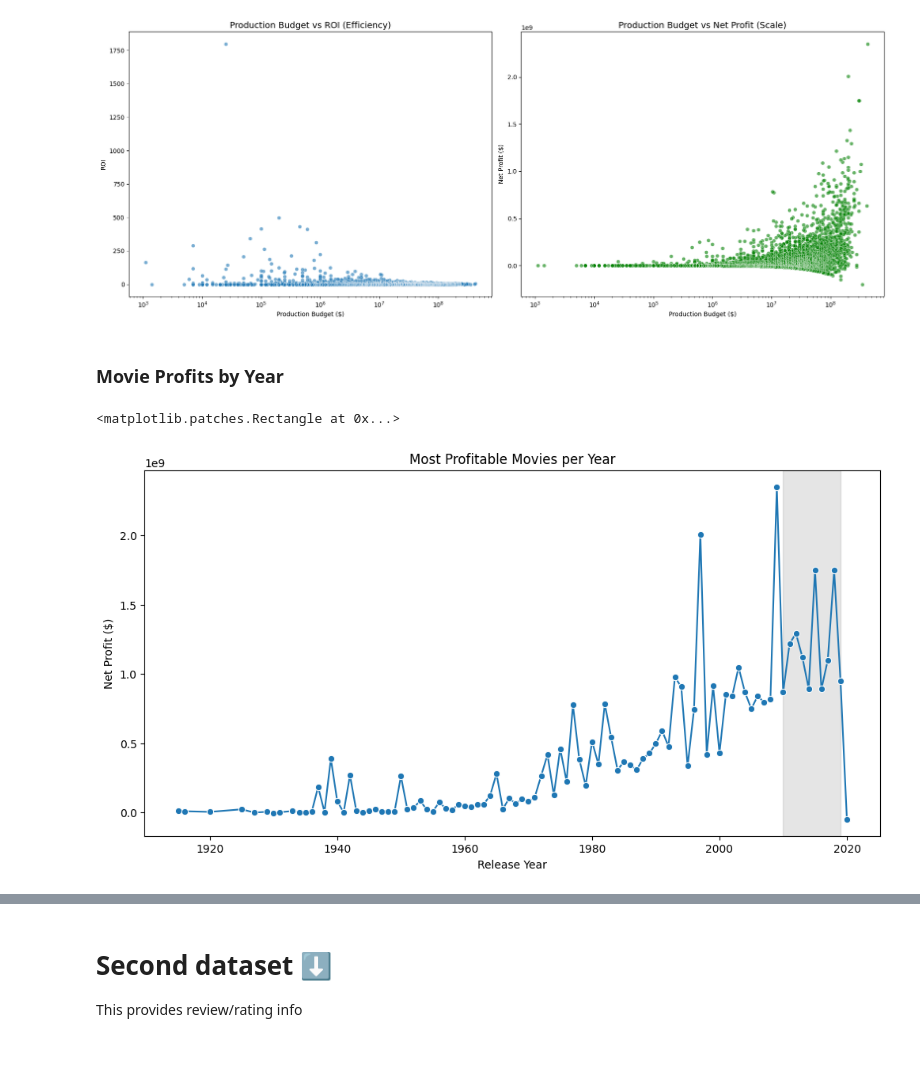
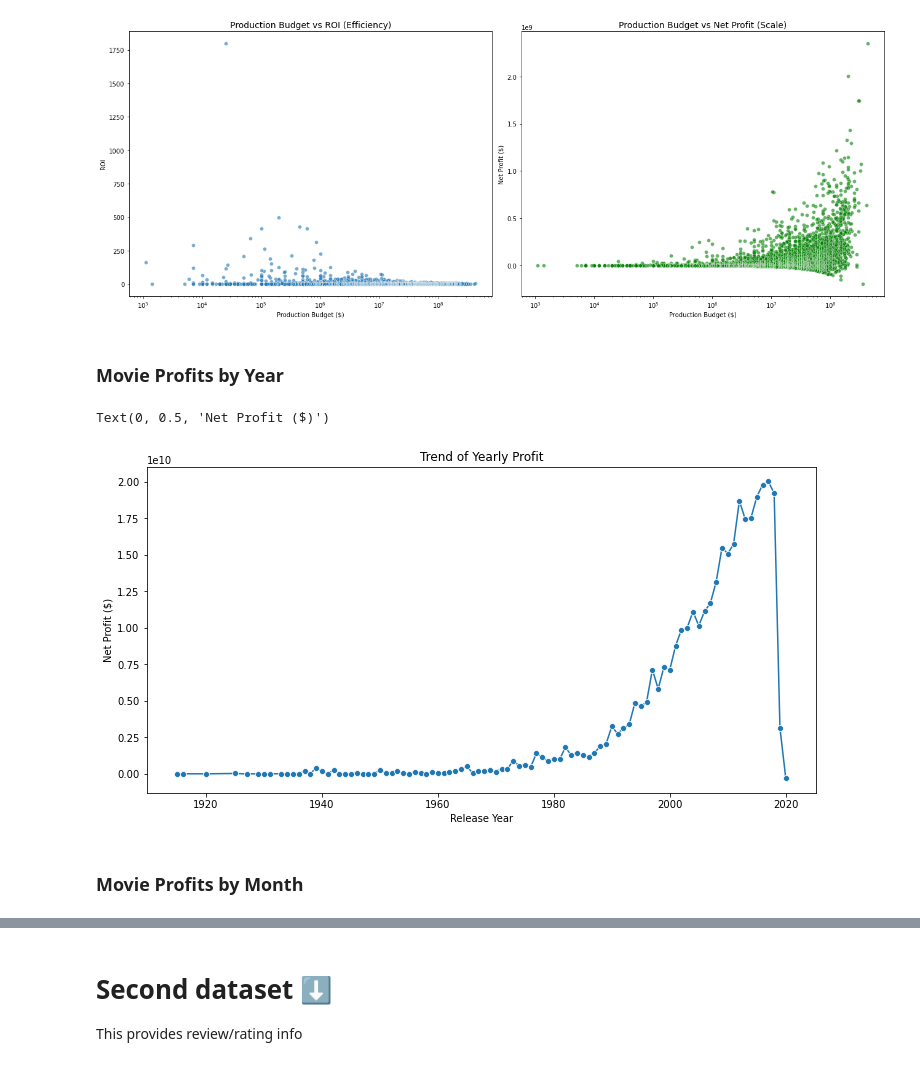
Before and after one commit to clivekinyanjui/DS-Phase_2-Group_3-Project, a Jupyter notebook: Notebook/index.ipynb, the cells around one changed output, grey strips where cells are left out. Drawn from its saved outputs; the diff is of its cells as text; code cells hidden in the pictures.

```diff
--- a/Notebook/index.ipynb
+++ b/Notebook/index.ipynb
@@ -235,38 +216,47 @@ plt.show()
 # %% [output]
 [figure]
 # %% [markdown]
-### Movie Profits by Year
+### **Movie Profits by Year**
 # %%
-# Convert type to datetime & extract year
+# Convert type to datetime & extract year/month
 budget_numbers_df_copy['release_date'] = pd.to_datetime(
     budget_numbers_df_copy['release_date'], errors='coerce'  # If a value cannot be converted to a number, make it NaN
 )
 
 budget_numbers_df_copy['release_year'] = budget_numbers_df_copy['release_date'].dt.year
-budget_numbers_df_clean = budget_numbers_df_copy.dropna(subset=['release_year'])
+budget_df = budget_numbers_df_copy.dropna(subset=['release_year'])
+budget_numbers_df_copy['release_month'] = budget_numbers_df_copy['release_date'].dt.month_name()
+budget_df = budget_numbers_df_copy.dropna(subset=['release_month'])
 
-budget_numbers_df_clean['release_year'] = budget_numbers_df_clean['release_year'].astype(int)
+budget_df['release_year'] = budget_df['release_year'].astype(int)
 # %%
-top_profit_per_year = (
-    budget_numbers_df_clean.groupby('release_year')['net_profit']
-    .max()
+profit_per_year = (
+    budget_df.groupby('release_year')['net_profit']
+    .sum()
     .reset_index()
 )
+
+profit_per_month = (
+    budget_df.groupby('release_month')['net_profit']
+    .sum()
+    .reset_index()
+)
 # %%
 
 # line plot
 plt.figure(figsize=(12,6))
 sns.lineplot(
-    data=top_profit_per_year,
+    data=profit_per_year,
     x='release_year',
     y='net_profit',
     marker='o'
 )
 
-plt.title('Most Profitable Movies per Year')
+plt.title('Trend of Yearly Profit')
 plt.xlabel('Release Year')
 plt.ylabel('Net Profit ($)')
-plt.axvspan(2010, 2019, color='gray', alpha=0.2, label='2010s')
 # %% [output]
-<matplotlib.patches.Rectangle at 0x...>
+Text(0, 0.5, 'Net Profit ($)')
-[figure, old version]
+[figure, new version]
+# %% [markdown]
+### **Movie Profits by Month**
```
Also changed, not shown: parts of 61 cells of this notebook.
